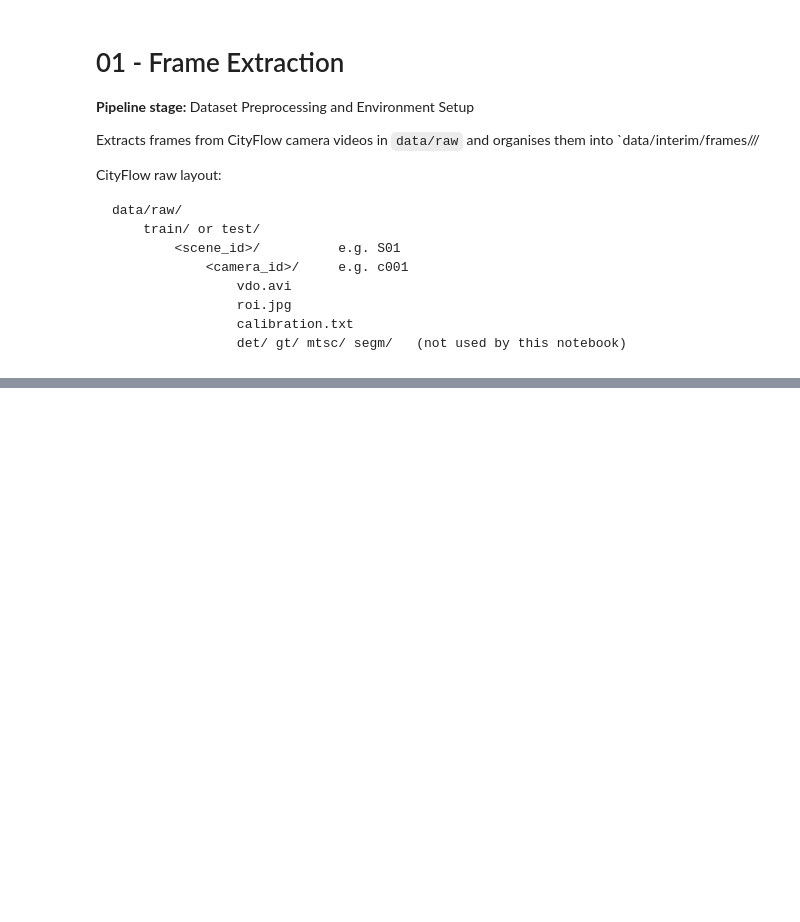
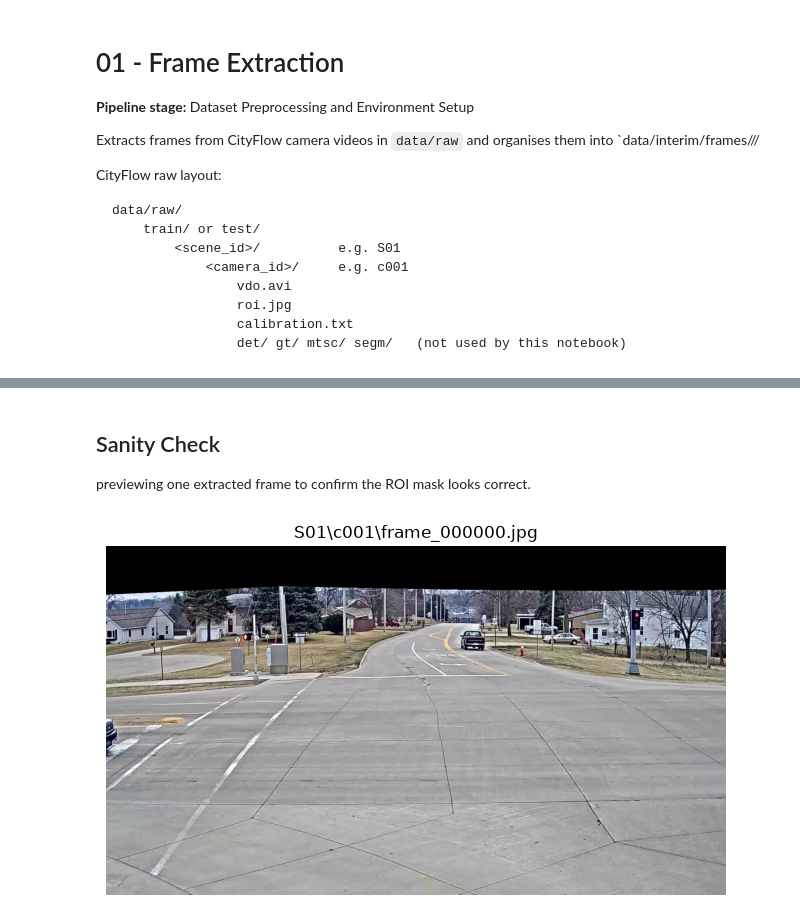
Before and after one commit to charlizelow/charlizelow-masters-project, a Jupyter notebook: notebooks/01_frame_extraction.ipynb, the cells around one changed output, grey strips where cells are left out. Drawn from its saved outputs; the diff is of its cells as text; code cells hidden in the pictures; blank space fills up the shorter version.

Commit message:
created and executed frame extraction notebook

```diff
--- a/notebooks/01_frame_extraction.ipynb
+++ b/notebooks/01_frame_extraction.ipynb
@@ -157,0 +146,18 @@ print(f"Metadata written to {metadata_path}")
+# %% [markdown]
+## Sanity Check
+previewing one extracted frame to confirm the ROI mask looks correct.
+# %%
+import matplotlib.pyplot as plt
+
+sample_scene_dir = next(p for p in out_dir.iterdir() if p.is_dir())
+sample_camera_dir = next(p for p in sample_scene_dir.iterdir() if p.is_dir())
+sample_frame = next(sample_camera_dir.glob("*.jpg"))
+
+img = cv2.cvtColor(cv2.imread(str(sample_frame)), cv2.COLOR_BGR2RGB)
+plt.figure(figsize=(8, 6))
+plt.imshow(img)
+plt.title(sample_frame.relative_to(out_dir))
+plt.axis("off")
+plt.show()
+# %% [output]
+[figure, added]
```
Also changed, not shown: parts of 1 cell of this notebook.
